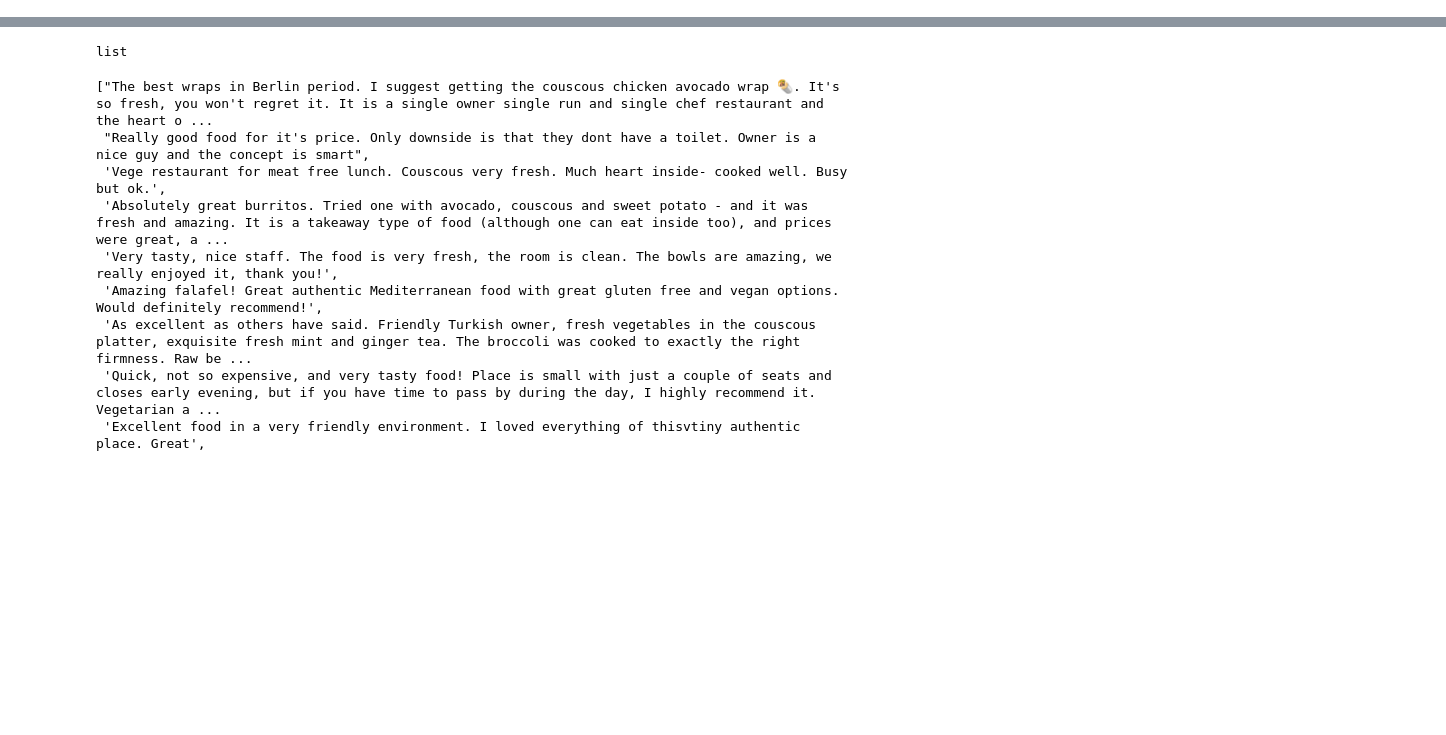
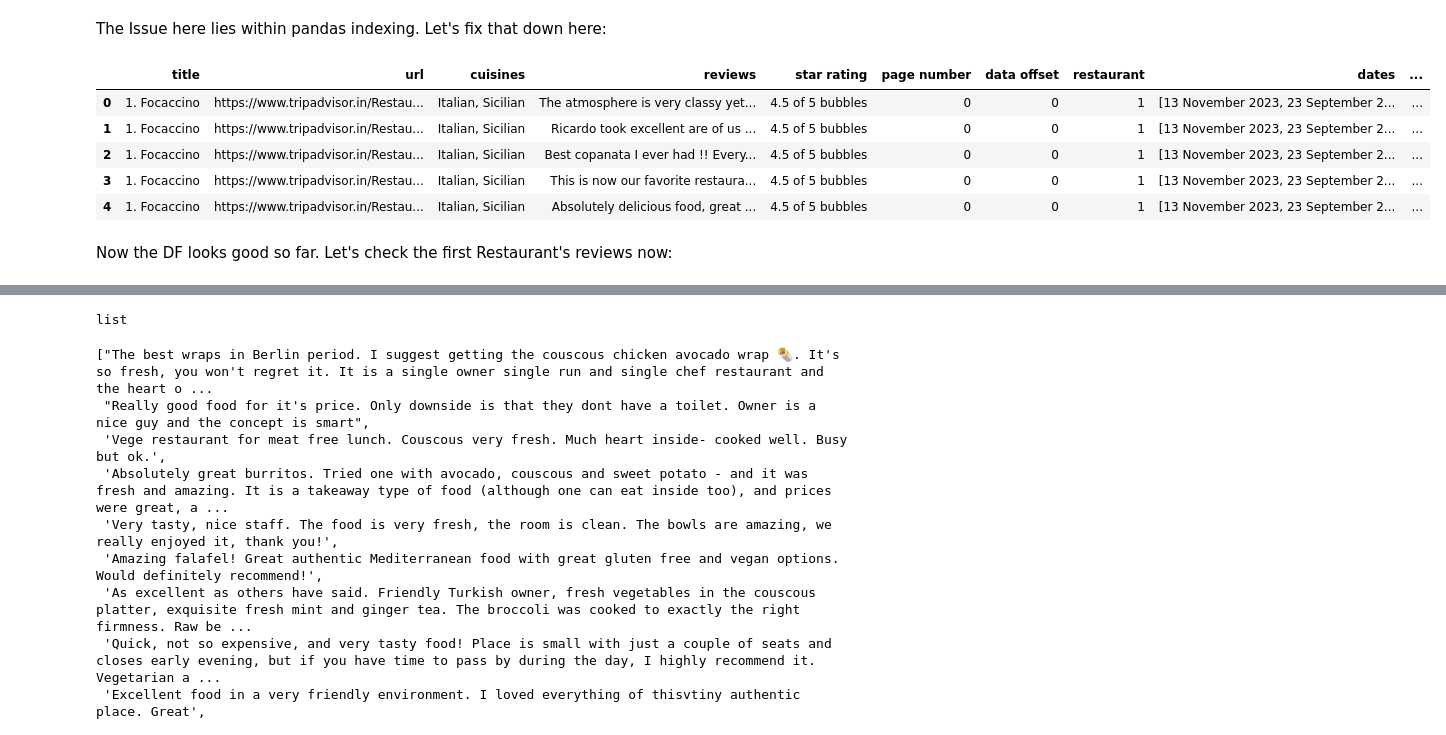
Before and after one commit to its30NA/berlin_bites, a Jupyter notebook: notebooks/02_data_preprocessing.ipynb, the cells around one changed output, grey strips where cells are left out. Drawn from its saved outputs; the diff is of its cells as text; code cells hidden in the pictures; blank space fills up the shorter version.

```diff
--- a/notebooks/02_data_preprocessing.ipynb
+++ b/notebooks/02_data_preprocessing.ipynb
@@ -61,0 +58,2 @@ df
+# %%
+df = df[df["reviews"].notna()]
@@ -61,0 +71,4 @@ df
+# %%
+import ast
+df["reviews"] = df["reviews"].apply(ast.literal_eval)
+type(df.reviews[0])
@@ -61,0 +80,2 @@ df
+# %%
+df = df.explode("reviews")
@@ -61,0 +124,14 @@ df
+# %% [markdown]
+The Issue here lies within pandas indexing. Let's fix that down here:
+# %%
+df = df.explode("reviews").reset_index(drop=True)
+df.head()
+# %% [output]
+|  | title | url | cuisines | reviews | star rating | page number | data offset | restaurant | dates | ... |
+| 0 | 1. Focaccino | https://www.tripadvisor.in/Restau... | Italian, Sicilian | The atmosphere is very classy yet... | 4.5 of 5 bubbles | 0 | 0 | 1 | [13 November 2023, 23 September 2... | ... |
+| 1 | 1. Focaccino | https://www.tripadvisor.in/Restau... | Italian, Sicilian | Ricardo took excellent are of us ... | 4.5 of 5 bubbles | 0 | 0 | 1 | [13 November 2023, 23 September 2... | ... |
+| 2 | 1. Focaccino | https://www.tripadvisor.in/Restau... | Italian, Sicilian | Best copanata I ever had !! Every... | 4.5 of 5 bubbles | 0 | 0 | 1 | [13 November 2023, 23 September 2... | ... |
+| 3 | 1. Focaccino | https://www.tripadvisor.in/Restau... | Italian, Sicilian | This is now our favorite restaura... | 4.5 of 5 bubbles | 0 | 0 | 1 | [13 November 2023, 23 September 2... | ... |
+| 4 | 1. Focaccino | https://www.tripadvisor.in/Restau... | Italian, Sicilian | Absolutely delicious food, great ... | 4.5 of 5 bubbles | 0 | 0 | 1 | [13 November 2023, 23 September 2... | ... |
+# %% [markdown]
+Now the DF looks good so far. Let's check the first Restaurant's reviews now:
```
Also changed, not shown: parts of 18 cells of this notebook.
